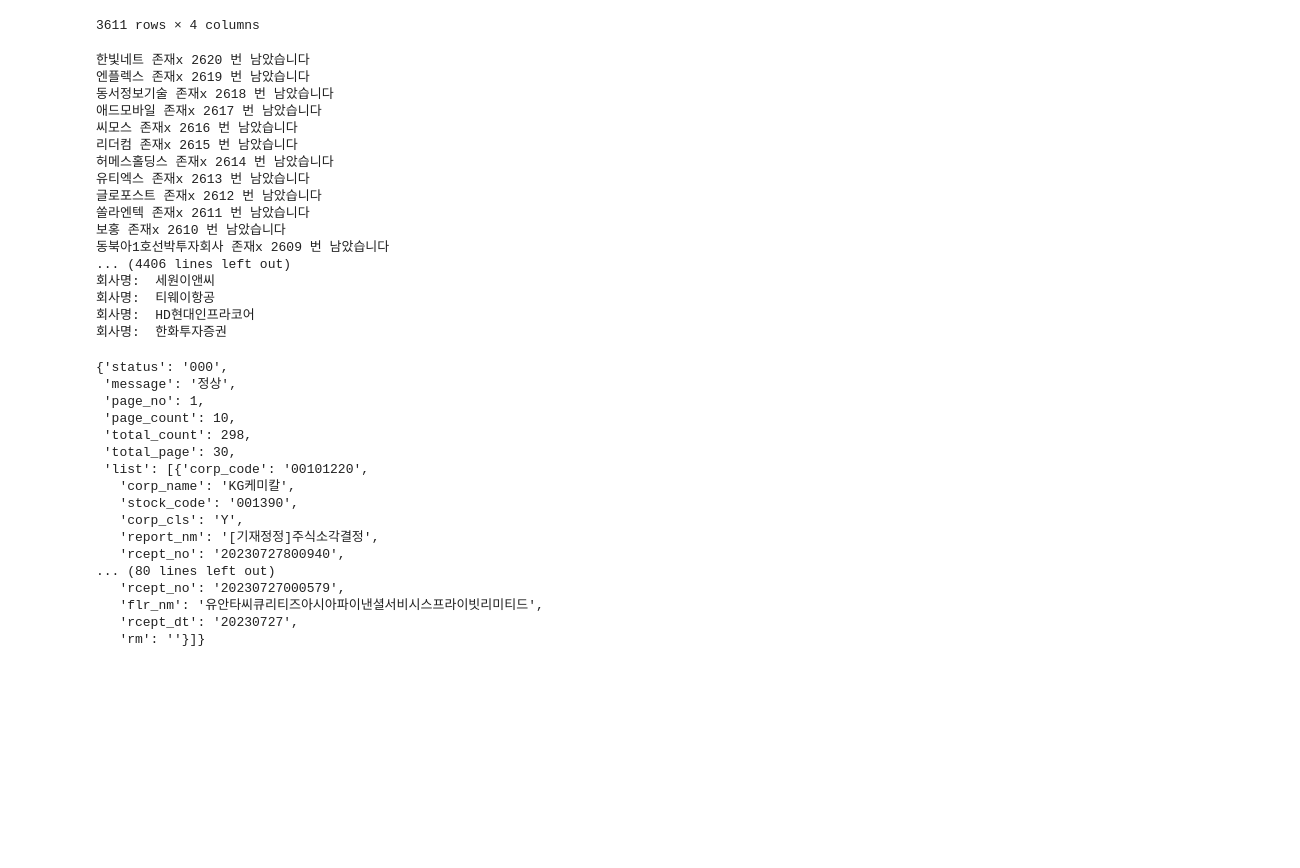
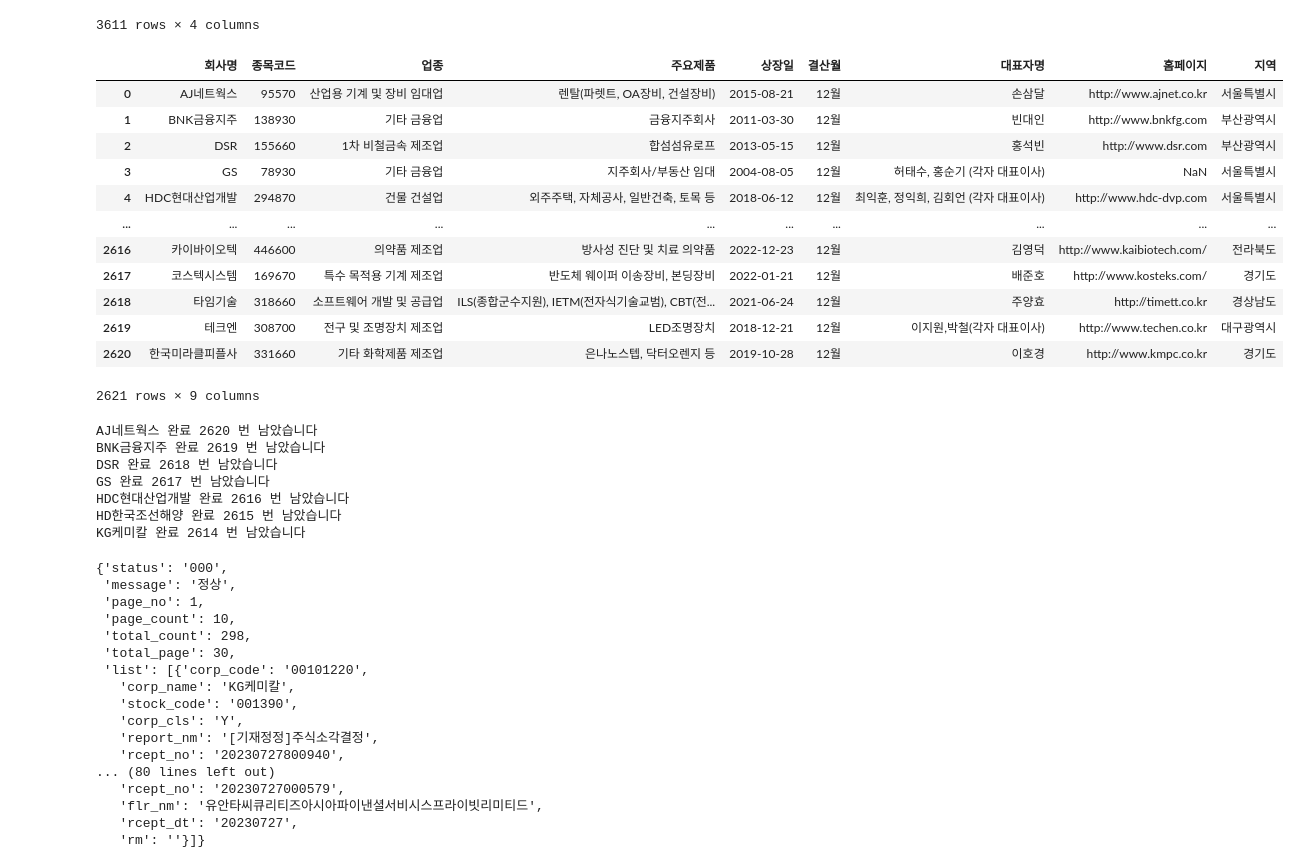
Before and after one commit to leew0nseok/ai, a Jupyter notebook: FineAlpha/crawling.ipynb, the cells around one changed output. Cells and saved outputs as stored; diff of their text form; code cells hidden in the pictures; blank space fills up the shorter version.

Commit message:
dart 사업보고서 크롤링

```diff
--- a/FineAlpha/crawling.ipynb
+++ b/FineAlpha/crawling.ipynb
@@ -314,6 +314,22 @@ stock_comp
 import pandas as pd
 #한국거래소에서 종목 코드 받아옵니다. [0]은 헤더를 첫번째 행으로 지정하기 위해 사용 했습니다.
 code_df = pd.read_html('http://kind.krx.co.kr/corpgeneral/corpList.do?method=download&searchType=13')[0]
+# %%
+code_df
+# %% [output]
+|  | 회사명 | 종목코드 | 업종 | 주요제품 | 상장일 | 결산월 | 대표자명 | 홈페이지 | 지역 |
+| 0 | AJ네트웍스 | 95570 | 산업용 기계 및 장비 임대업 | 렌탈(파렛트, OA장비, 건설장비) | 2015-08-21 | 12월 | 손삼달 | http://www.ajnet.co.kr | 서울특별시 |
+| 1 | BNK금융지주 | 138930 | 기타 금융업 | 금융지주회사 | 2011-03-30 | 12월 | 빈대인 | http://www.bnkfg.com | 부산광역시 |
+| 2 | DSR | 155660 | 1차 비철금속 제조업 | 합섬섬유로프 | 2013-05-15 | 12월 | 홍석빈 | http://www.dsr.com | 부산광역시 |
+| 3 | GS | 78930 | 기타 금융업 | 지주회사/부동산 임대 | 2004-08-05 | 12월 | 허태수, 홍순기 (각자 대표이사) | NaN | 서울특별시 |
+| 4 | HDC현대산업개발 | 294870 | 건물 건설업 | 외주주택, 자체공사, 일반건축, 토목 등 | 2018-06-12 | 12월 | 최익훈, 정익희, 김회언 (각자 대표이사) | http://www.hdc-dvp.com | 서울특별시 |
+| ... | ... | ... | ... | ... | ... | ... | ... | ... | ... |
+| 2616 | 카이바이오텍 | 446600 | 의약품 제조업 | 방사성 진단 및 치료 의약품 | 2022-12-23 | 12월 | 김영덕 | http://www.kaibiotech.com/ | 전라북도 |
+| 2617 | 코스텍시스템 | 169670 | 특수 목적용 기계 제조업 | 반도체 웨이퍼 이송장비, 본딩장비 | 2022-01-21 | 12월 | 배준호 | http://www.kosteks.com/ | 경기도 |
+| 2618 | 타임기술 | 318660 | 소프트웨어 개발 및 공급업 | ILS(종합군수지원), IETM(전자식기술교범), CBT(전... | 2021-06-24 | 12월 | 주양효 | http://timett.co.kr | 경상남도 |
+| 2619 | 테크엔 | 308700 | 전구 및 조명장치 제조업 | LED조명장치 | 2018-12-21 | 12월 | 이지원,박철(각자 대표이사) | http://www.techen.co.kr | 대구광역시 |
+| 2620 | 한국미라클피플사 | 331660 | 기타 화학제품 제조업 | 은나노스텝, 닥터오렌지 등 | 2019-10-28 | 12월 | 이호경 | http://www.kmpc.co.kr | 경기도 |
+2621 rows × 9 columns
 # %%
 # 다트 사업보고서 selenium 사용해 크롤링
 from selenium import webdriver
@@ -341,15 +357,18 @@ options.add_argument('user-agent='+ user_agent)
 # options.add_argument('--proxy-server=socks5://127.0.0.1:9050')
 driver = webdriver.Chrome(options = options)
 company_names = []  # 회사명을 저장하는 리스트
+company_ticker = [] # 종목코드를 저장하는 리스트
+company_industries = [] # 업종을 저장하는 리스트
 company_descriptions = []  # Description을 저장하는 리스트
-i = 0
-for index, row in stock_comp.iterrows():
+i = 1
+for index, row in code_df.iterrows():
     try:
+        ticker = str(row['종목코드']).zfill(6)  # 종목코드 6자리로 맞춰주기
         driver.get(f"https://dart.fss.or.kr/dsab007/main.do?option=corp")
         search_input = driver.find_element(By.CSS_SELECTOR, '#textCrpNm')
         driver.find_element(By.CSS_SELECTOR, '#btnPlus').click() # 상세조건 열기
         driver.find_element(By.CSS_SELECTOR, '#corporationType > option:nth-child(2)').click() # 법인유형 유가증권시장 선택
-        search_input.send_keys(row['종목코드'])
+        search_input.send_keys(ticker)
 
         date_range = driver.find_element(By.CSS_SELECTOR, '#date7').click()
         driver.find_element(By.CSS_SELECTOR, '#li_01 > label:nth-child(1) > img').click() # 정기공시 체크박스 클릭
@@ -366,9 +385,13 @@ for index, row in stock_comp.iterrows():
             td = tr.find_elements(By.CLASS_NAME, 'tL')[1]
             a_tag = td.find_element(By.TAG_NAME, 'a')
             href = a_tag.get_attribute('href')
+            break
 
         driver.get(href)
-        driver.find_element(By.ID, '10_anchor').click()
+        info = driver.find_element(By.ID, '10_anchor') #
+        if (info.text == "5. 정관에 관한 사항"):
+            info = driver.find_element(By.ID, '12_anchor')
+        info.click()
         driver.switch_to.frame("ifrm")
         body = driver.find_element(By.CSS_SELECTOR, 'body')
         p_str = ''
@@ -376,6 +399,8 @@ for index, row in stock_comp.iterrows():
         paragraphs = [p.text for p in p_tag]
 
         company_names.append(row['회사명'])  # 회사명을 리스트에 추가
+        company_ticker.append(row['종목코드']) # 종목코드를 리스트에 추가
+        company_industries.append(row['업종']) # 업종을 리스트에 추가
         company_descriptions.append(paragraphs)  # Description을 리스트에 추가
 
         print(f"{row['회사명']} 완료 {len(code_df)-i} 번 남았습니다")
@@ -389,39 +414,34 @@ wb = Workbook()
 ws = wb.active
 
 ws.cell(row=1, column=1, value='Company')
-ws.cell(row=1, column=2, value='Description')
+ws.cell(row=1, column=2, value='Ticker')
+ws.cell(row=1, column=3, value='Industry')
+ws.cell(row=1, column=4, value='Description')
 # Description을 각각의 셀에 저장
 for i, (name, paragraphs) in enumerate(zip(company_names, company_descriptions)):
     for j, p_text in enumerate(paragraphs):
         # print(p_text)
-        ws.cell(row=i+2, column=j+2, value=p_text)
+        ws.cell(row=i+2, column=j+3, value=p_text)
 
-    # 첫 번째 열에 회사명 저장
-    # 첫 번째 열에 회사명 저장
-
+    # 회사명 저장
     print("회사명: ", name)
     ws.cell(row=i+2, column=1, value=name)
+    # 종목코드 저장
+    ws.cell(row=i+2, column=2, value=company_ticker[i])
+    # 업종 저장
+    ws.cell(row=i+2, column=3, value=company_industries[i])
 
-# 데이터프레임을 엑셀 파일로 저장 (파일명: 'company_dart_사업보고서.xlsx')
-wb.save('company_dart_사업보고서(2번째시도).xlsx')
+wb.save('company_dart_사업보고서(3).csv')
+# 드라이버 종료
+driver.quit()
 # %% [output]
-한빛네트 존재x 2620 번 남았습니다
-엔플렉스 존재x 2619 번 남았습니다
-동서정보기술 존재x 2618 번 남았습니다
-애드모바일 존재x 2617 번 남았습니다
-씨모스 존재x 2616 번 남았습니다
-리더컴 존재x 2615 번 남았습니다
-허메스홀딩스 존재x 2614 번 남았습니다
-유티엑스 존재x 2613 번 남았습니다
-글로포스트 존재x 2612 번 남았습니다
-쏠라엔텍 존재x 2611 번 남았습니다
-보홍 존재x 2610 번 남았습니다
-동북아1호선박투자회사 존재x 2609 번 남았습니다
-... (4406 lines left out)
-회사명:  세원이앤씨
-회사명:  티웨이항공
-회사명:  HD현대인프라코어
-회사명:  한화투자증권
+AJ네트웍스 완료 2620 번 남았습니다
+BNK금융지주 완료 2619 번 남았습니다
+DSR 완료 2618 번 남았습니다
+GS 완료 2617 번 남았습니다
+HDC현대산업개발 완료 2616 번 남았습니다
+HD한국조선해양 완료 2615 번 남았습니다
+KG케미칼 완료 2614 번 남았습니다
 # %%
 import dart_fss as dart
 
```
